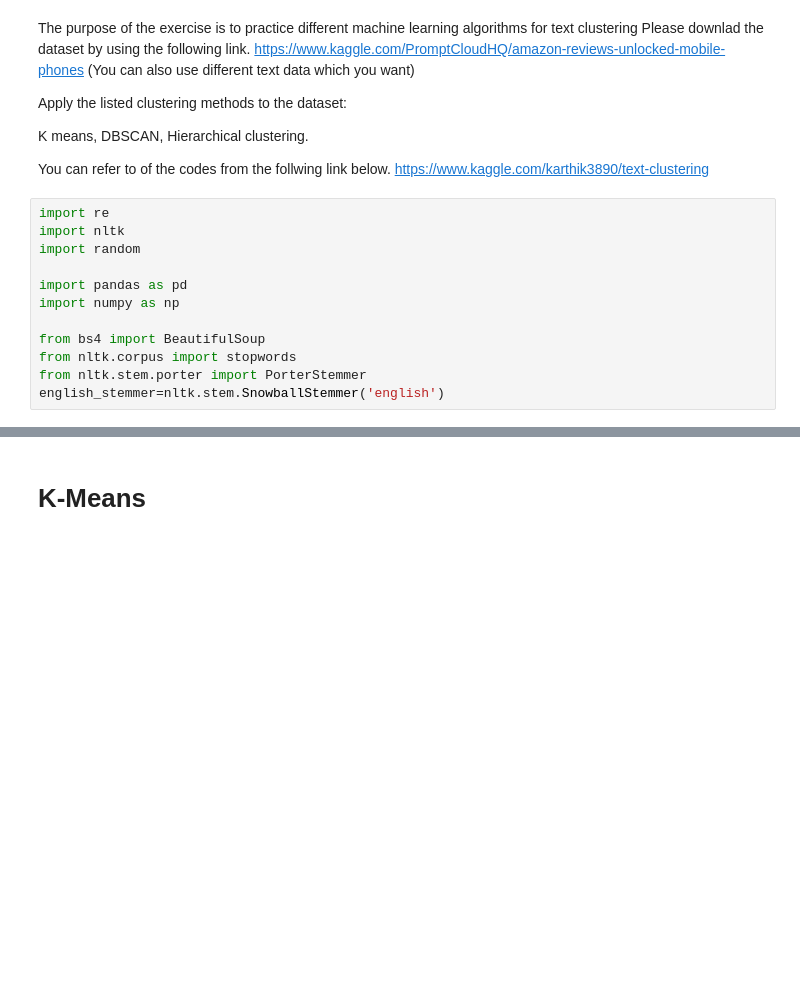
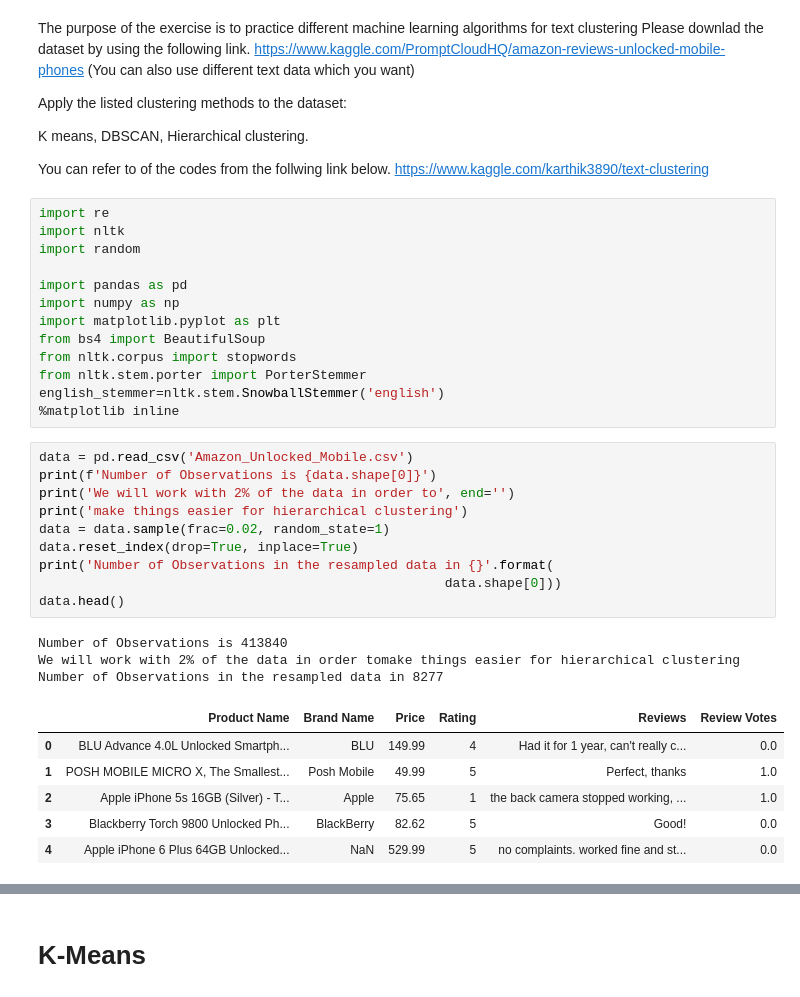
Before and after one commit to yildizesener/INFO5731, a Jupyter notebook: In_Class_exercises-10 (1).ipynb, the cells around one changed output, grey strips where cells are left out. Saved outputs shown, nothing was run; the diff lists cells and outputs as text; blank space fills up the shorter version.

```diff
--- a/In_Class_exercises-10 (1).ipynb
+++ b/In_Class_exercises-10 (1).ipynb
@@ -20,8 +20,29 @@ import random
 
 import pandas as pd
 import numpy as np
-
+import matplotlib.pyplot as plt
 from bs4 import BeautifulSoup
 from nltk.corpus import stopwords
 from nltk.stem.porter import PorterStemmer
 english_stemmer=nltk.stem.SnowballStemmer('english')
+%matplotlib inline
+# %%
+data = pd.read_csv('Amazon_Unlocked_Mobile.csv')
+print(f'Number of Observations is {data.shape[0]}')
+print('We will work with 2% of the data in order to', end='')
+print('make things easier for hierarchical clustering')
+data = data.sample(frac=0.02, random_state=1)
+data.reset_index(drop=True, inplace=True)
+print('Number of Observations in the resampled data in {}'.format(
+                                                    data.shape[0]))
+data.head()
+# %% [output]
+Number of Observations is 413840
+We will work with 2% of the data in order tomake things easier for hierarchical clustering
+Number of Observations in the resampled data in 8277
+|  | Product Name | Brand Name | Price | Rating | Reviews | Review Votes |
+| 0 | BLU Advance 4.0L Unlocked Smartph... | BLU | 149.99 | 4 | Had it for 1 year, can't really c... | 0.0 |
+| 1 | POSH MOBILE MICRO X, The Smallest... | Posh Mobile | 49.99 | 5 | Perfect, thanks | 1.0 |
+| 2 | Apple iPhone 5s 16GB (Silver) - T... | Apple | 75.65 | 1 | the back camera stopped working, ... | 1.0 |
+| 3 | Blackberry Torch 9800 Unlocked Ph... | BlackBerry | 82.62 | 5 | Good! | 0.0 |
+| 4 | Apple iPhone 6 Plus 64GB Unlocked... | NaN | 529.99 | 5 | no complaints. worked fine and st... | 0.0 |
```
Also changed, not shown: parts of 14 cells of this notebook.
